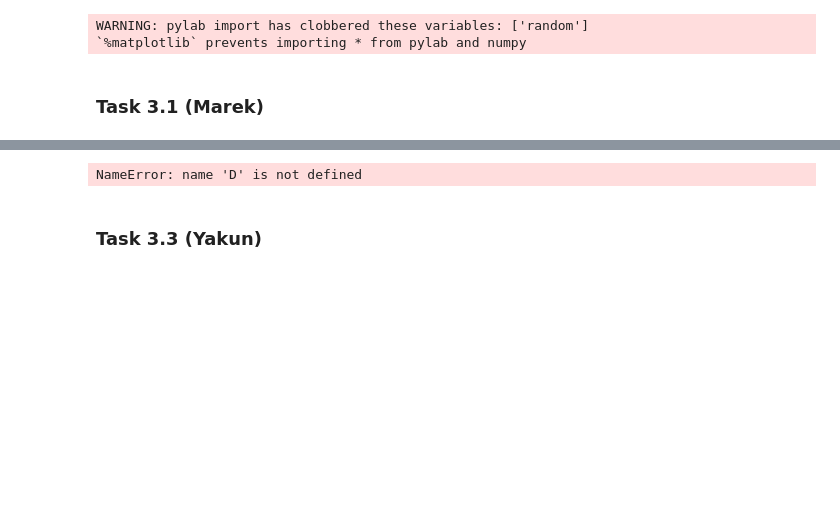
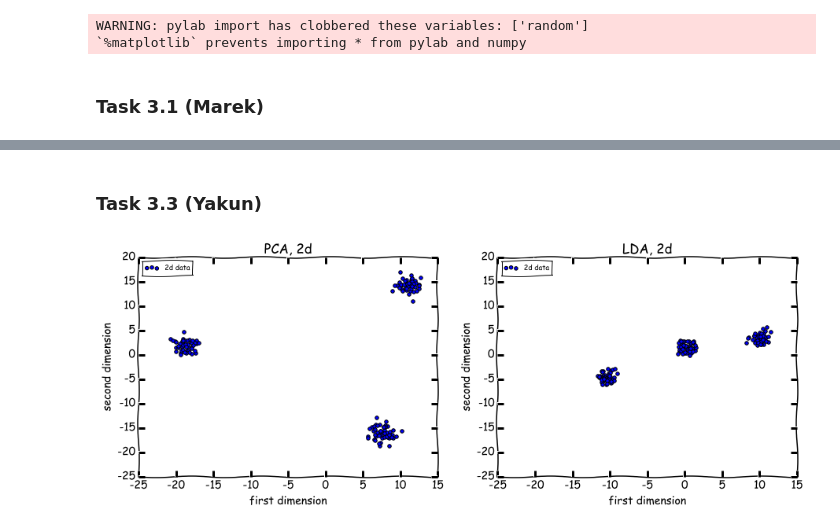
Before and after one commit to liyakun/Pattern-Recognition, a Jupyter notebook: ThirdProject/src3.ipynb, the cells around one changed output, grey strips where cells are left out. Cells and saved outputs as stored; diff of their text form; code cells hidden in the pictures; blank space fills up the shorter version.

```diff
--- a/ThirdProject/src3.ipynb
+++ b/ThirdProject/src3.ipynb
@@ -261,57 +275,55 @@ MacQueen algorithm average time:    0.00412209033966
 # %%
 ### Task 3.2 (yobibyte)
 # %%
-data = np.loadtxt('resources/data-clustering-2.csv', None, comments='#', delimiter=',')
-#plt.scatter(data[0],data[1])
+# data = np.loadtxt('resources/data-clustering-2.csv', None, comments='#', delimiter=',')
+# #plt.scatter(data[0],data[1])
 
-k = 2
+# k = 2
 
-#use lloyds here
-#use MacQueen here
-#use Hartigan here
+# #use lloyds here
+# #use MacQueen here
+# #use Hartigan here
 
-n = len(data[0])
-S = np.zeros((n,n))
-beta = 1
+# n = len(data[0])
+# S = np.zeros((n,n))
+# beta = 1
 
-#spectral clustering
-for i in range(n):
-    for j in range(n):
-        xi = data[:,i]
-        xj = data[:,j]
-        S[i][j] = np.exp(-beta*(np.linalg.norm(xi-xj)**2))
-    D[i][i] = np.sum(S[i])
+# #spectral clustering
+# for i in range(n):
+#     for j in range(n):
+#         xi = data[:,i]
+#         xj = data[:,j]
+#         S[i][j] = np.exp(-beta*(np.linalg.norm(xi-xj)**2))
+#     D[i][i] = np.sum(S[i])
 
-L = D - S
-eigval,eigvec = numpy.linalg.eig(L)
-sort = np.argsort(eigval)
-eigval = eigval[sort]
-eigvec = eigvec[sort]
+# L = D - S
+# eigval,eigvec = numpy.linalg.eig(L)
+# sort = np.argsort(eigval)
+# eigval = eigval[sort]
+# eigvec = eigvec[sort]
 
 
-cluster1 = [[],[]]
-cluster2 = [[],[]]
-for i in range(n):
-    if eigvec[2][i] > 0:
-        cluster1[0].append(data[0][i])
-        cluster1[1].append(data[1][i])
-    else:
-        cluster2[0].append(data[0][i])
-        cluster2[1].append(data[1][i])
+# cluster1 = [[],[]]
+# cluster2 = [[],[]]
+# for i in range(n):
+#     if eigvec[2][i] > 0:
+#         cluster1[0].append(data[0][i])
+#         cluster1[1].append(data[1][i])
+#     else:
+#         cluster2[0].append(data[0][i])
+#         cluster2[1].append(data[1][i])
 
-#plt.show()
+# #plt.show()
 
-fig,axes = subplots(ncols=2, figsize=(15,5))
-ax = axes[0]
-ax.scatter(cluster1[0],cluster1[1], color='r')
-ax.scatter(cluster2[0],cluster2[1], color='g')
-plt.show()
+# fig,axes = subplots(ncols=2, figsize=(15,5))
+# ax = axes[0]
+# ax.scatter(cluster1[0],cluster1[1], color='r')
+# ax.scatter(cluster2[0],cluster2[1], color='g')
+# plt.show()
 
 #To cluster the given data into two clusters C1 and C2, do the following:
 #If entry i of u2 is greater than 0 assign xi to cluster C1,
 #it it is less than zero, assign xi to cluster C2.
-# %% [output]
-NameError: name 'D' is not defined
 # %% [markdown]
 ### Task 3.3 (Yakun)
 # %%
@@ -371,34 +383,36 @@ evalsh_lda, evectsh_lda = la.eigh(np.dot(np.linalg.inv(Sw), Sb))
 indx_lda = np.argsort(evalsh_lda)[::-1]
 evalsh_lda = evalsh_lda[indx_lda]
 evectsh_lda = evectsh_lda[:, indx_lda]
 
 # use largest two eigen vector to project the data into 2d
 X2d_lda = np.dot(np.transpose(evectsh_lda[:, [0, 1]]), X)
 
 # get 3d dataset
 X3d = np.dot(np.transpose(evectsh[:, [0, 1, 2]]), X)
 X3d_lda = np.dot(np.transpose(evectsh_lda[:, [0, 1, 2]]), X)
 
 # plot
-fig, axes = subplots(ncols=2, figsize=(15,5))
+fig, axes = plt.subplots(ncols=2, figsize=(15,5))
 ax = axes[0]
 ax1 = axes[1]
 
 ax.set_title('PCA, 2d')
 ax.set_xlabel('first dimension')
 ax.set_ylabel('second dimension')
 ax.set_xlim([-25.0,15.0])
 ax.set_ylim([-25.0,20.0])
 ax.scatter(X2d[0], X2d[1], label='2d data')
 legend = ax.legend(loc='upper left', prop={'size':9})
 
 ax1.set_title('LDA, 2d')
 ax1.set_xlabel('first dimension')
 ax1.set_ylabel('second dimension')
 ax1.set_xlim([-25.0,15.0])
 ax1.set_ylim([-25.0,20.0])
 ax1.scatter(X2d_lda[0], X2d_lda[1], label='2d data')
 legend = ax1.legend(loc='upper left', prop={'size':9})
+# %% [output]
+[figure, added]
 # %%
 fig2 = plt.figure(figsize=(15, 8))
 
```
Also changed, not shown: parts of 5 cells of this notebook.
